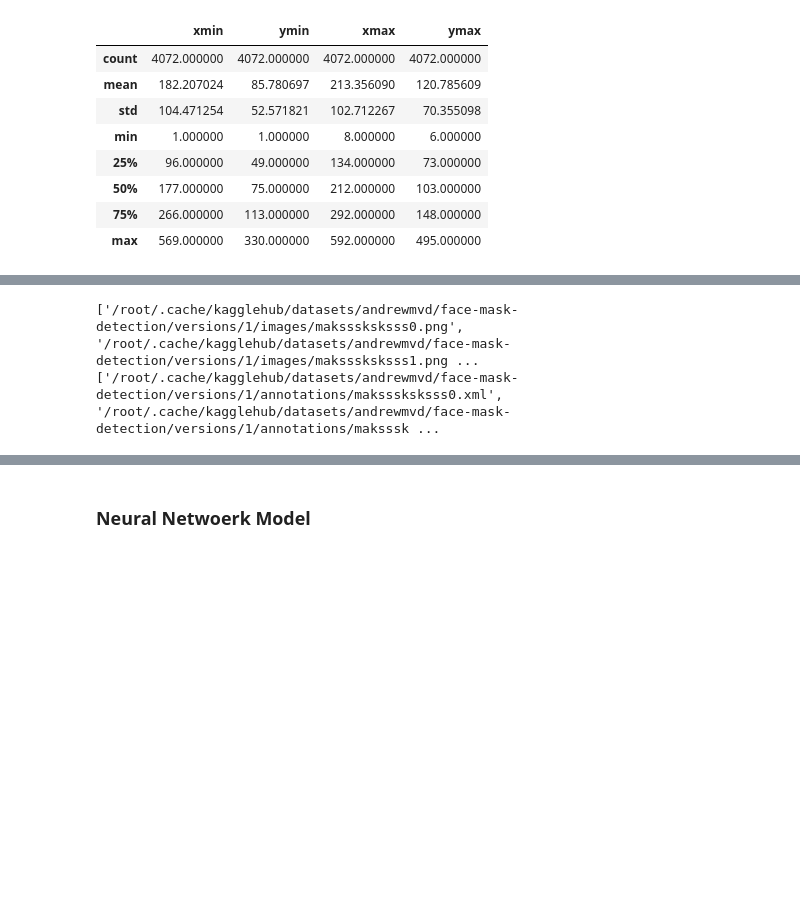
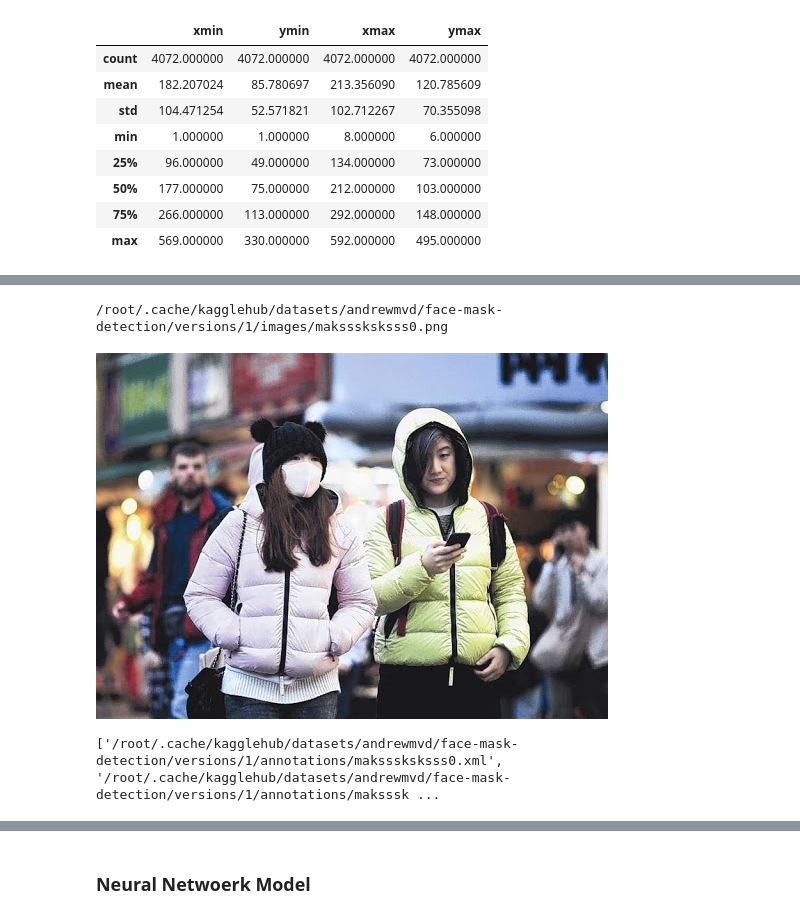
Before and after one commit to pannawat1233/Check-the-masked-person, a Jupyter notebook: src/main.ipynb, the cells around one changed output, grey strips where cells are left out. Cells and saved outputs as stored; diff of their text form; code cells hidden in the pictures; blank space fills up the shorter version.

```diff
--- a/src/main.ipynb
+++ b/src/main.ipynb
@@ -243,25 +279,29 @@ plt.show()
 # %%
 # list สำหรับเก็บ path ของไฟล์ xml และ รูปภาพ
 image_paths = []
 xml_paths = []
 
 # วน loop รับ element แต่ล่ะไฟล์
 for xml_file in xml_files:
   # แทนชื่อไฟล์นามสกุล .xml เป็น .png
   image_file = xml_file.replace(".xml", ".png")
   # เอา path folder ที่เก็บรูปภาพ มา join กับชื่อไฟล์รูปภาพ
   image_path = os.path.join(folder_path, image_file)
   # เพิ่ม element ของ path รูปภาพ
   image_paths.append(image_path)
 
   # path ไฟล์ xml มา join กับไฟล์ xml
   xml_path = os.path.join(xml_folder, xml_file)
   # เพิ่ม element ของ path xml
   xml_paths.append(xml_path)
 
 # แสดงรายการใน list
-print(image_paths)
+print(image_paths[0])
+
+img = cv2.imread(image_paths[0], cv2.IMREAD_UNCHANGED)
+cv2_imshow(img)
 print(xml_paths)
 # %% [output]
-['/root/.cache/kagglehub/datasets/andrewmvd/face-mask-detection/versions/1/images/maksssksksss0.png', '/root/.cache/kagglehub/datasets/andrewmvd/face-mask-detection/versions/1/images/maksssksksss1.png ...
-['/root/.cache/kagglehub/datasets/andrewmvd/face-mask-detection/versions/1/annotations/maksssksksss0.xml', '/root/.cache/kagglehub/datasets/andrewmvd/face-mask-detection/versions/1/annotations/maksssk ...
+/root/.cache/kagglehub/datasets/andrewmvd/face-mask-detection/versions/1/images/maksssksksss0.png
+[figure, added]
+['/root/.cache/kagglehub/datasets/andrewmvd/face-mask-detection/versions/1/annotations/maksssksksss0.xml', '/root/.cache/kagglehub/datasets/andrewmvd/face-mask-detection/versions/1/annotations/maksssk ...
```
Also changed, not shown: parts of 38 cells of this notebook.
